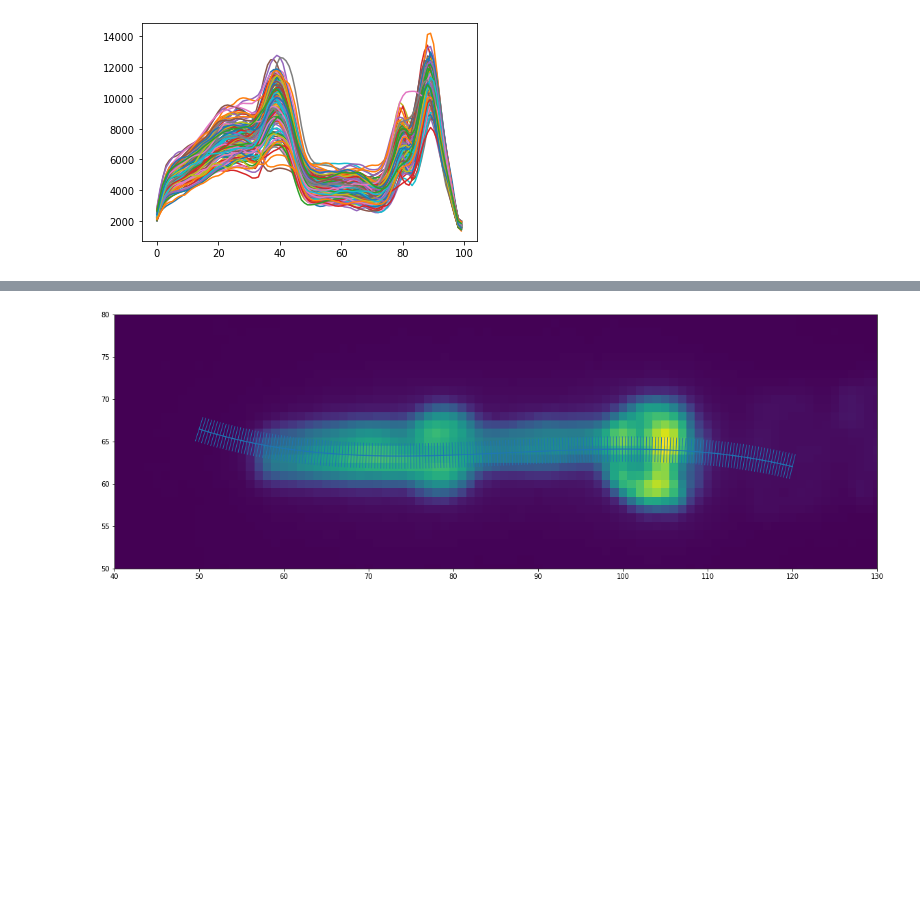
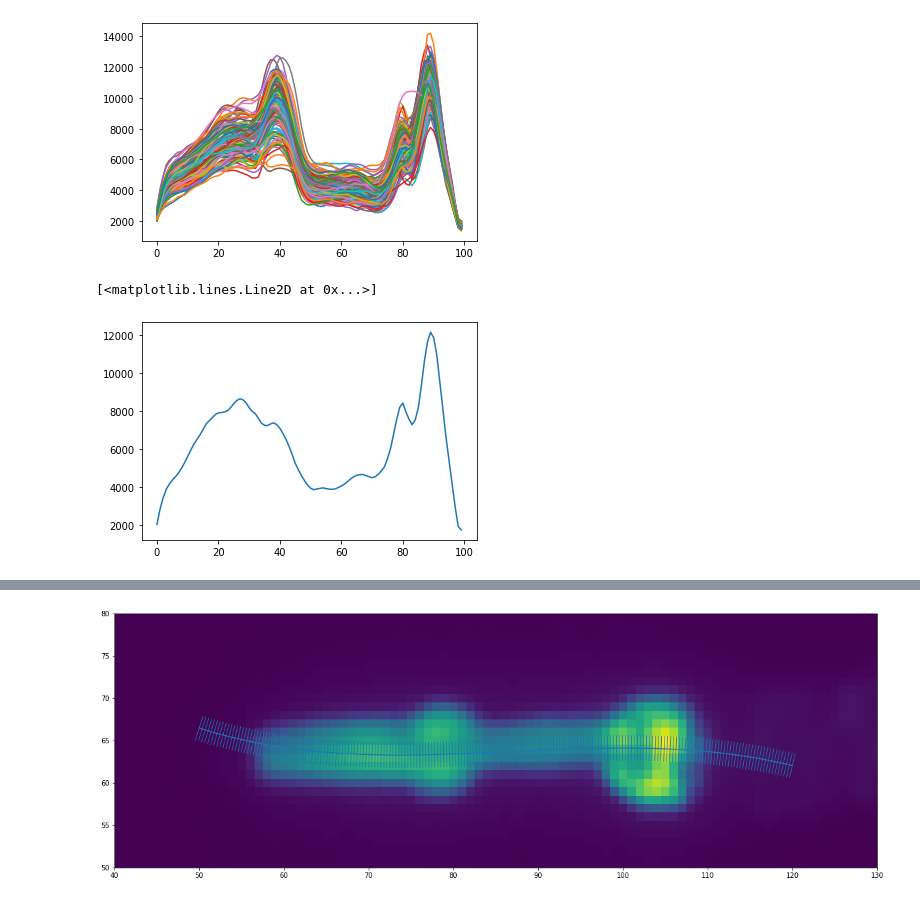
Before and after one commit to ApfeldLab/pharynx_redox, a Jupyter notebook: python/notebooks/playground.ipynb, the cells around one changed output, grey strips where cells are left out. Cells and saved outputs as stored; diff of their text form; code cells hidden in the pictures; blank space fills up the shorter version.

```diff
--- a/python/notebooks/playground.ipynb
+++ b/python/notebooks/playground.ipynb
@@ -43,5 +46,10 @@ plt.plot(ex.raw_intensity_data.sel(wavelength='410', pair=0).T);
 plt.plot(ex.trimmed_intensity_data.sel(wavelength='410', pair=0).T);
 # %% [output]
 [figure]
+# %%
+plt.plot(ex.trimmed_intensity_data.sel(wavelength='410', pair=0).isel(strain=0))
+# %% [output]
+[<matplotlib.lines.Line2D at 0x...>]
+[figure, added]
 # %%
 # Plot Avg with conf. intervals by strain and pair
```
Also changed, not shown: parts of 6 cells of this notebook.
